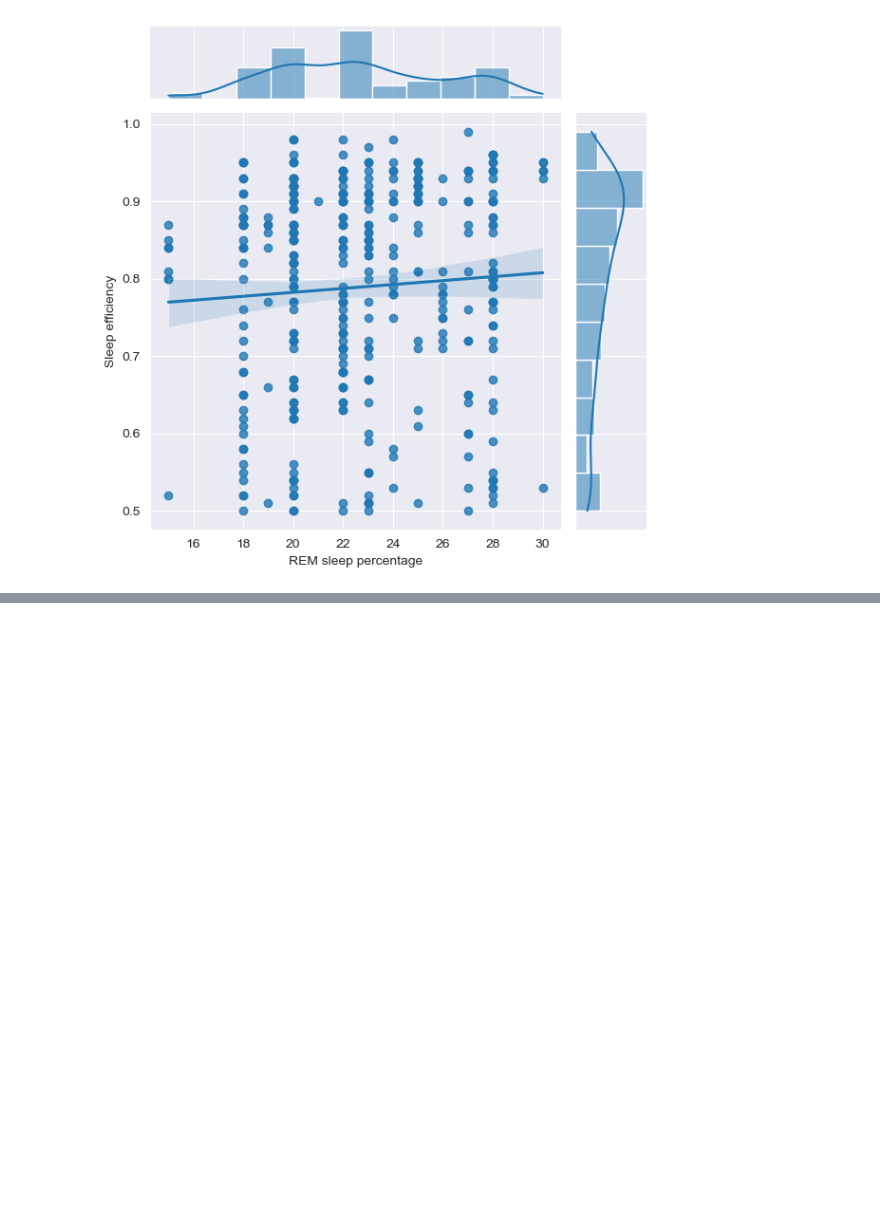
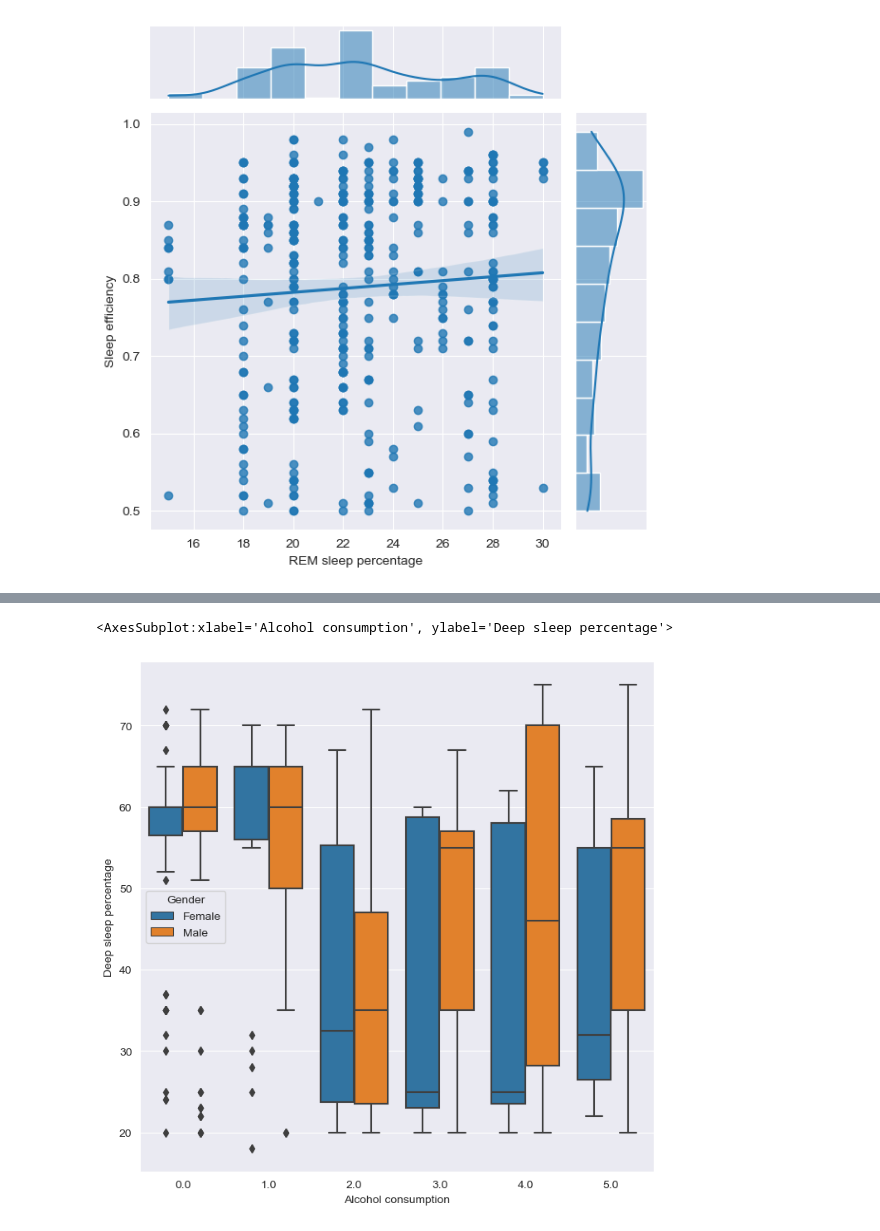
Before and after one commit to heinrickturingan/DataExplore, a Jupyter notebook: Sleep_Efficiency_Capstone.ipynb, the cells around one changed output, grey strips where cells are left out. Drawn from its saved outputs; the diff is of its cells as text; code cells hidden in the pictures; blank space fills up the shorter version.

```diff
--- a/Sleep_Efficiency_Capstone.ipynb
+++ b/Sleep_Efficiency_Capstone.ipynb
@@ -174,0 +193,9 @@ sns.jointplot(x='REM sleep percentage', y='Sleep efficiency', data = data, kind
+# %%
+# With alcohol consumption the Male gets to sleep better that Female
+
+sns.set_style('darkgrid')
+plt.figure(figsize=(8,8))
+sns.boxplot(x='Alcohol consumption', y='Deep sleep percentage', data=data, hue ='Gender' )
+# %% [output]
+<AxesSubplot:xlabel='Alcohol consumption', ylabel='Deep sleep percentage'>
+[figure, added]
```
Also changed, not shown: parts of 4 cells of this notebook.
